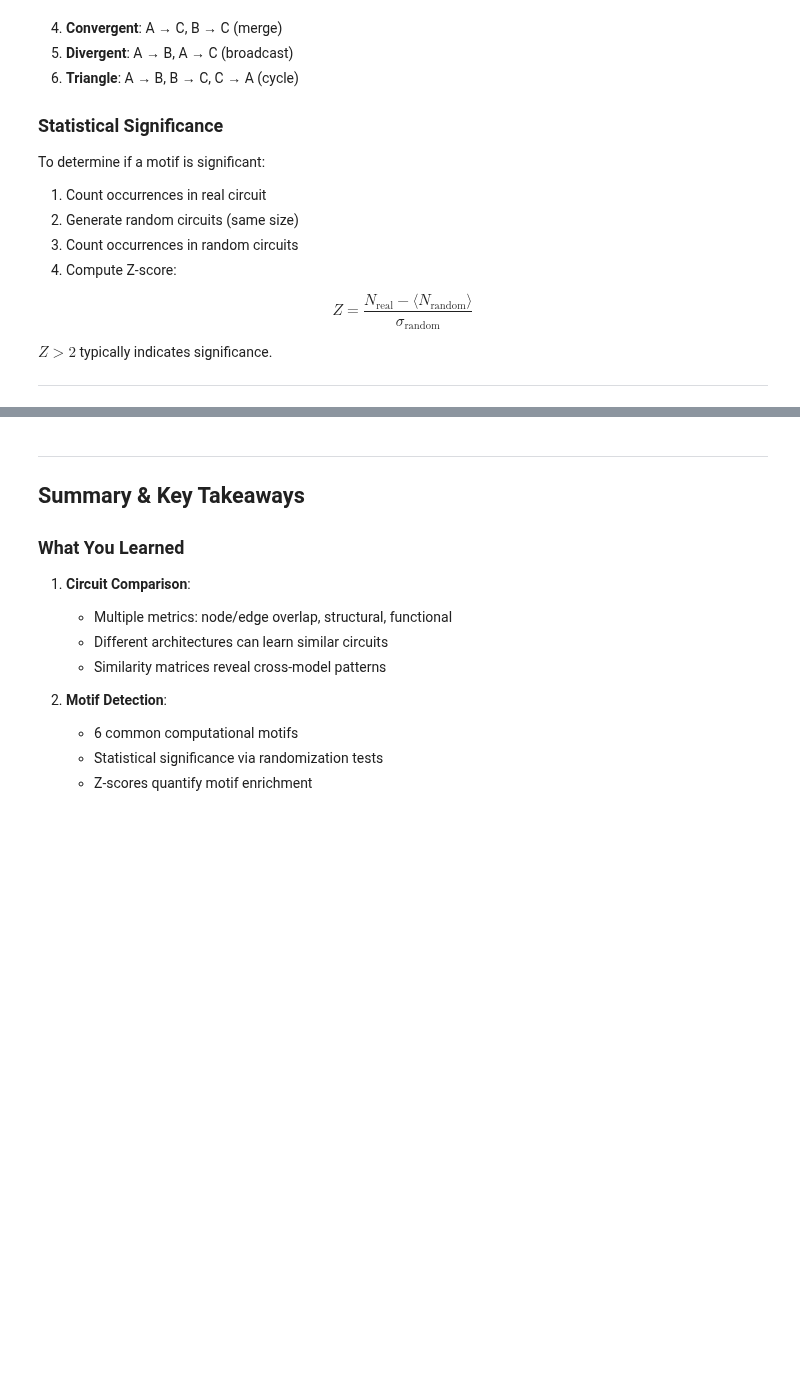
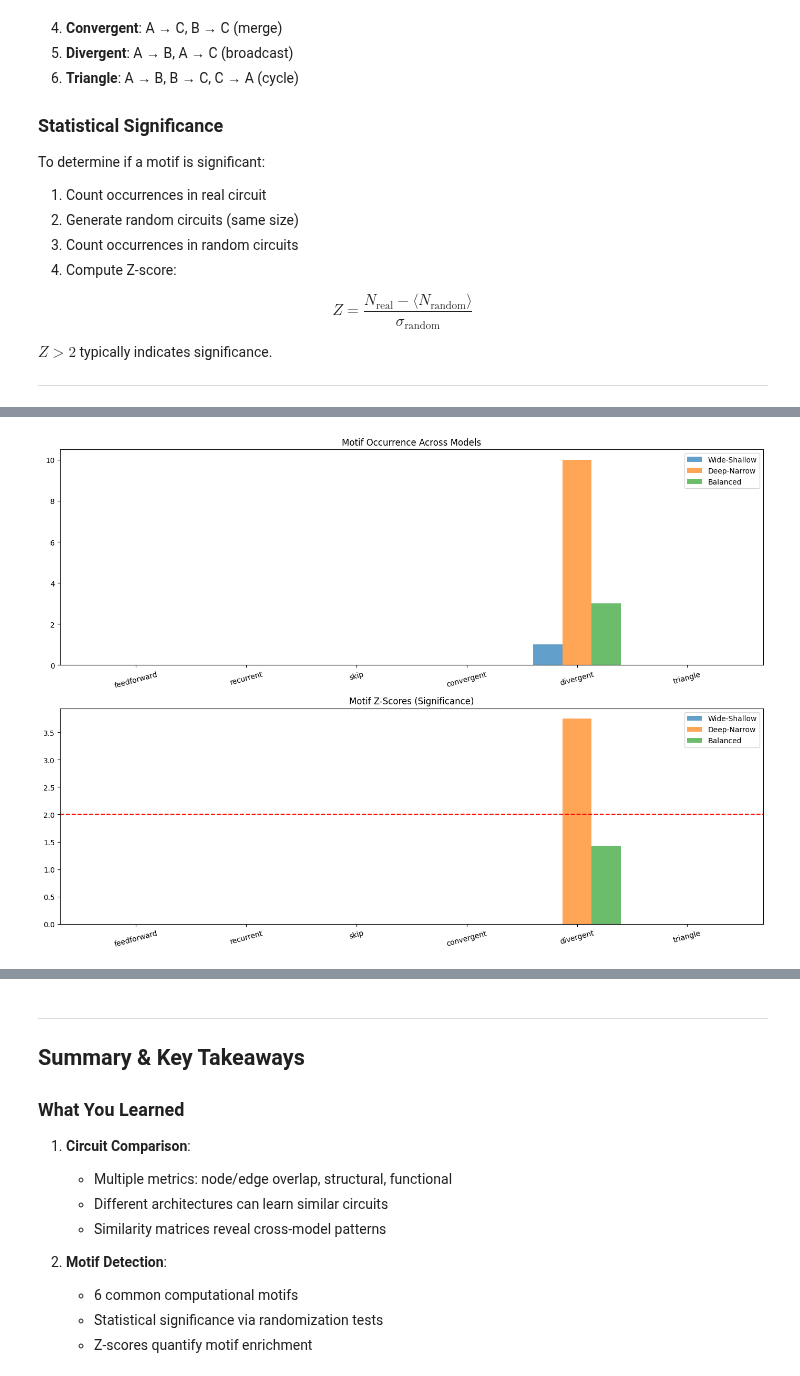
Before and after one commit to sidhulyalkar/neurOS-v1, a Jupyter notebook: packages/neuros-mechint/examples/13_circuit_comparison_and_motifs.ipynb, the cells around one changed output, grey strips where cells are left out. Cells and saved outputs as stored; diff of their text form; code cells hidden in the pictures; blank space fills up the shorter version.

```diff
--- a/packages/neuros-mechint/examples/13_circuit_comparison_and_motifs.ipynb
+++ b/packages/neuros-mechint/examples/13_circuit_comparison_and_motifs.ipynb
@@ -583,55 +801,45 @@ print("✓ Motif detection complete!")
 # %%
-# Visualize motif distributions
 motif_types = ['feedforward', 'recurrent', 'skip', 'convergent', 'divergent', 'triangle']
 
 fig, axes = plt.subplots(2, 1, figsize=(14, 10))
 
-# Extract motif counts for each model
+# Extract motif counts & Z-scores
 model_motif_counts = {name: defaultdict(int) for name in model_names}
 model_z_scores = {name: {} for name in model_names}
 
 for name, analysis in motif_results.items():
-    for motif_type, instances in analysis.motif_counts.items():
-        model_motif_counts[name][motif_type] = len(instances)
-        model_z_scores[name][motif_type] = analysis.z_scores.get(motif_type, 0.0)
+    for motif_type, count in analysis.motif_counts.items():
+        model_motif_counts[name][motif_type] = count
+    model_z_scores[name] = analysis.z_scores or {}
 
-# Plot 1: Motif counts
 x = np.arange(len(motif_types))
-width = 0.25
+width = 0.8 / len(model_names)
 
+# ---- Plot 1: Motif Counts ----
 for i, name in enumerate(model_names):
     counts = [model_motif_counts[name][mt] for mt in motif_types]
     axes[0].bar(x + i*width, counts, width, label=name, alpha=0.7)
 
-axes[0].set_xlabel('Motif Type')
-axes[0].set_ylabel('Count')
-axes[0].set_title('Motif Occurrence Across Models', fontweight='bold', fontsize=12)
 axes[0].set_xticks(x + width)
 axes[0].set_xticklabels(motif_types, rotation=15)
+axes[0].set_title("Motif Occurrence Across Models")
 axes[0].legend()
-axes[0].grid(True, alpha=0.3, axis='y')
 
-# Plot 2: Z-scores (significance)
+# ---- Plot 2: Z-scores ----
 for i, name in enumerate(model_names):
-    z_scores = [model_z_scores[name].get(mt, 0.0) for mt in motif_types]
-    axes[1].bar(x + i*width, z_scores, width, label=name, alpha=0.7)
+    z = [model_z_scores[name].get(mt, 0.0) for mt in motif_types]
+    axes[1].bar(x + i*width, z, width, label=name, alpha=0.7)
 
-axes[1].axhline(y=2, linestyle='--', color='red', linewidth=2, alpha=0.7, label='Significance threshold')
-axes[1].set_xlabel('Motif Type')
-axes[1].set_ylabel('Z-Score')
-axes[1].set_title('Motif Statistical Significance', fontweight='bold', fontsize=12)
+axes[1].axhline(2, linestyle="--", color="red")
 axes[1].set_xticks(x + width)
 axes[1].set_xticklabels(motif_types, rotation=15)
+axes[1].set_title("Motif Z-Scores (Significance)")
 axes[1].legend()
-axes[1].grid(True, alpha=0.3, axis='y')
 
 plt.tight_layout()
 plt.show()
-
-print("\nInterpretation:")
-print("  - Bars above red line (Z > 2): Statistically significant motifs")
-print("  - These patterns appear more than random chance")
-print("  - May represent fundamental computational primitives")
+# %% [output]
+[figure, added]
 # %%
 # Find consensus motifs (present in all models)
 print("\nConsensus Motifs (present in all models):\n")
```
Also changed, not shown: parts of 22 cells of this notebook, 10 other files.
